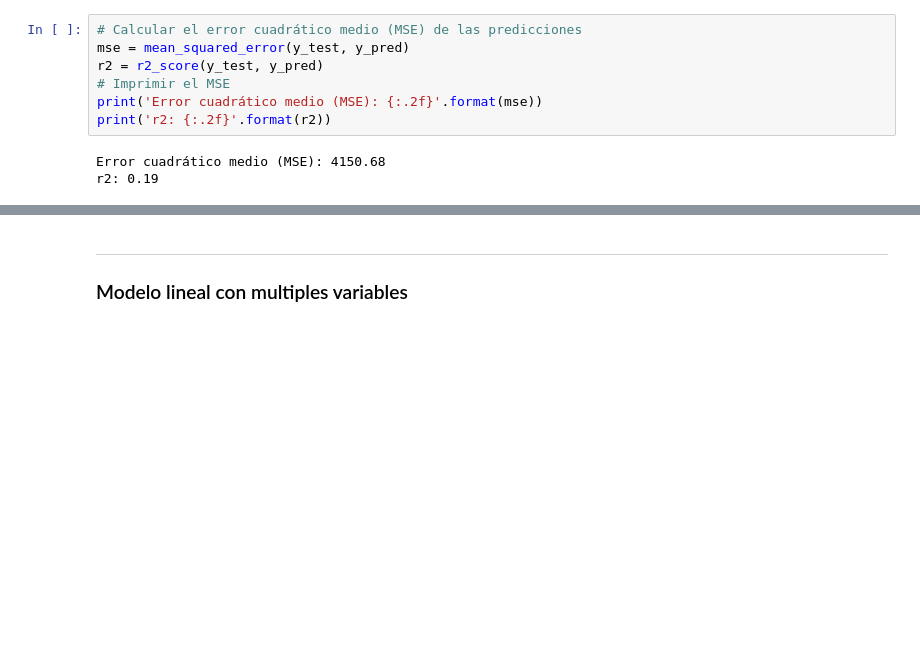
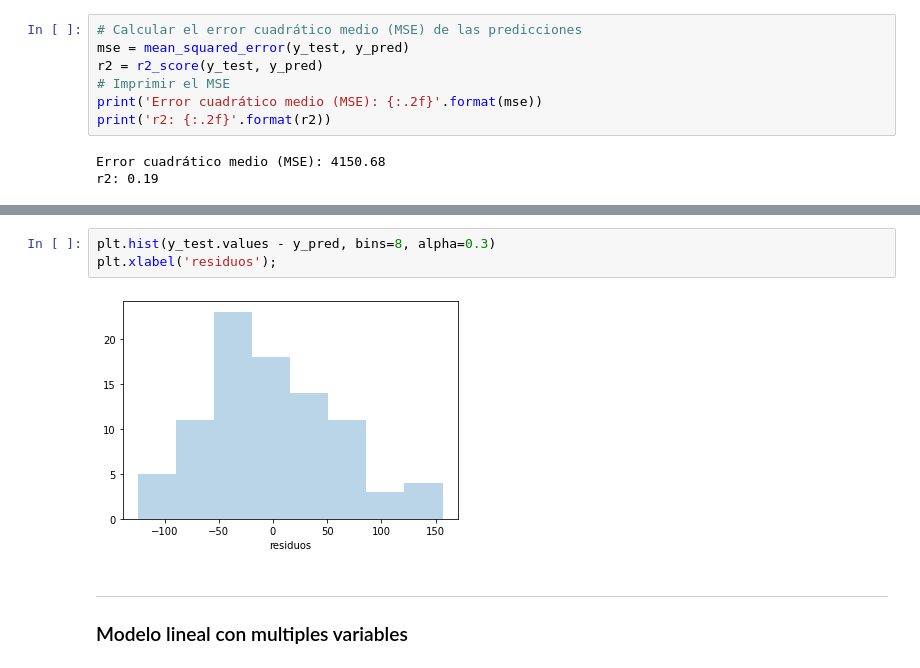
Before and after one commit to alrakomala/DataScienceDCI, a Jupyter notebook: aplicacion_algoritmos_ML/regresion_lineal.ipynb, the cells around one changed output, grey strips where cells are left out. Cells and saved outputs as stored; diff of their text form; blank space fills up the shorter version.

```diff
--- a/aplicacion_algoritmos_ML/regresion_lineal.ipynb
+++ b/aplicacion_algoritmos_ML/regresion_lineal.ipynb
@@ -109,3 +233,8 @@ ax.set_ylabel('disease progression');
+# %%
+plt.hist(y_test.values - y_pred, bins=8, alpha=0.3)
+plt.xlabel('residuos');
+# %% [output]
+[figure, added]
 # %% [markdown]
 ----
 
```
Also changed, not shown: parts of 21 cells of this notebook.
